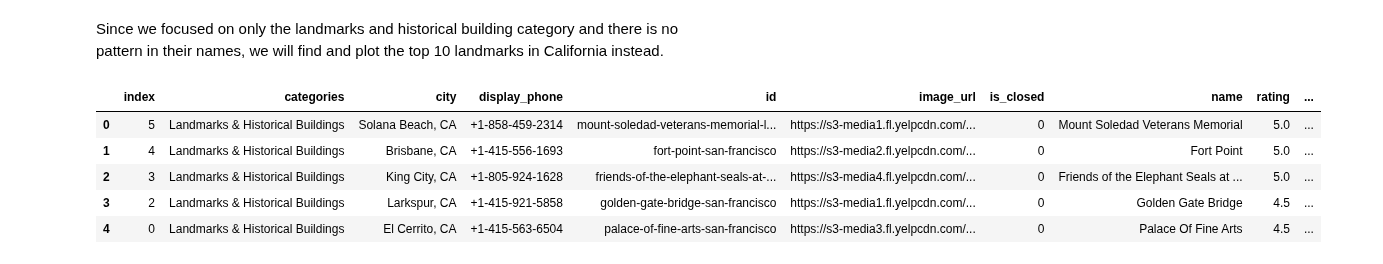
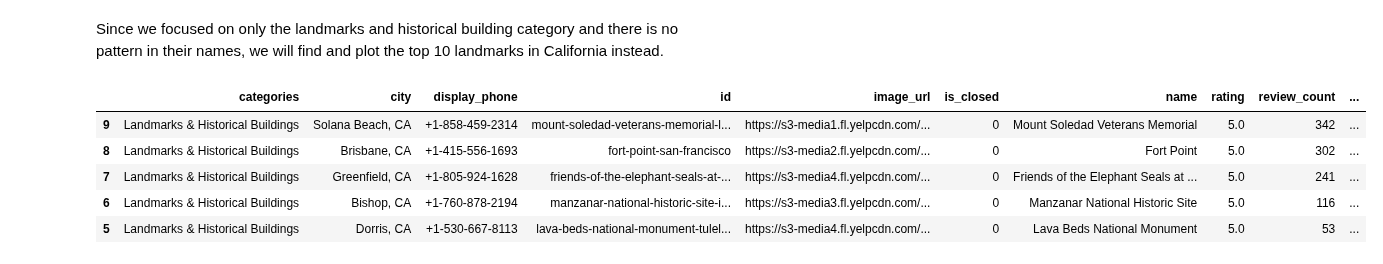
Before and after one commit to chloechen1995/STA-141B-Project, a Jupyter notebook: Part II_Query Database.ipynb, the cells around one changed output. Cells and saved outputs as stored; diff of their text form; code cells hidden in the pictures.

```diff
--- a/Part II_Query Database.ipynb
+++ b/Part II_Query Database.ipynb
@@ -225,0 +242,16 @@ We created a function to extract the top 3 restaurants by categories and then pl
+# %%
+for i in range(0,len(best_3)):
+    if best_3['rating'][i] == 5.0:
+        top = temp.iloc[[best_3['level_1'][i]]]
+        df_best3 = pd.concat([top,df_best3],ignore_index = True)
+        df_best3 = df_best3.drop_duplicates(['name'])
+    if len(df_best3) == 3:
+        break
+if len(df_best3) < 3:
+    for i in range(0,len(best_3)):
+        if best_3['rating'][i] == 4.5:
+            top = temp.iloc[[best_3['level_1'][i]]]
+            df_best3 = pd.concat([top,df_best3],ignore_index = True)
+            df_best3 = df_best3.drop_duplicates(['name'])
+            if len(df_best3) == 3:
+                break
@@ -402,7 +440,7 @@ def find_pattern(kind, df):
     return frame
 
 hotel_group = pd.DataFrame()
-kinds = [u'hotel', u'motel', u'inn', u'suites', u'lodge', u'resort', u'villas']
+kinds = [u'hotel', u'motel', u'inn', u'suites', u'lodge', u'resort']
 for i in range(0, len(kinds)):
     group = find_pattern(kinds[i], df_limit_hotels)
     group['type'] = kinds[i]
@@ -475,15 +513,13 @@ def find_best_10(data, df):
                     top = df.iloc[[data['level_1'][i]]]
                     df_best_10 = pd.concat([top,df_best_10],ignore_index = True)
                     df_best_10 = df_best_10.drop_duplicates(['name'])
-                    if len(df_best10) == 10:
+                    if len(df_best_10) == 10:
                         break
-                else:
-                    break
     return df_best_10
 
 def best10(df):
     """dataframe of the top 10 landmarks"""
-    best_10 = df.groupby('rating')['review_count'].nlargest(10).reset_index()
+    best_10 = df.groupby('rating')['review_count'].nlargest(20).reset_index()
     best_10 = pd.DataFrame(best_10)
     df_best_10 = find_best_10(best_10, df)
     df_best_10 = df_best_10.iloc[::-1]
@@ -511,10 +527,13 @@ df_best_10 = df_best_10.iloc[::-1]
+# %%
+df_best_10 = best10(df_limit_landmarks)
+# %%
+df_best_10.head()
+# %% [output]
+|  | categories | city | display_phone | id | image_url | is_closed | name | rating | review_count | ... |
+| 9 | Landmarks & Historical Buildings | Solana Beach, CA | +1-858-459-2314 | mount-soledad-veterans-memorial-l... | https://s3-media1.fl.yelpcdn.com/... | 0 | Mount Soledad Veterans Memorial | 5.0 | 342 | ... |
+| 8 | Landmarks & Historical Buildings | Brisbane, CA | +1-415-556-1693 | fort-point-san-francisco | https://s3-media2.fl.yelpcdn.com/... | 0 | Fort Point | 5.0 | 302 | ... |
+| 7 | Landmarks & Historical Buildings | Greenfield, CA | +1-805-924-1628 | friends-of-the-elephant-seals-at-... | https://s3-media4.fl.yelpcdn.com/... | 0 | Friends of the Elephant Seals at ... | 5.0 | 241 | ... |
+| 6 | Landmarks & Historical Buildings | Bishop, CA | +1-760-878-2194 | manzanar-national-historic-site-i... | https://s3-media3.fl.yelpcdn.com/... | 0 | Manzanar National Historic Site | 5.0 | 116 | ... |
+| 5 | Landmarks & Historical Buildings | Dorris, CA | +1-530-667-8113 | lava-beds-national-monument-tulel... | https://s3-media4.fl.yelpcdn.com/... | 0 | Lava Beds National Monument | 5.0 | 53 | ... |
 # %%
 df_landmark_best_10 = df_best_10.reset_index()
-df_landmark_best_10
-# %% [output]
-|  | index | categories | city | display_phone | id | image_url | is_closed | name | rating | ... |
-| 0 | 5 | Landmarks & Historical Buildings | Solana Beach, CA | +1-858-459-2314 | mount-soledad-veterans-memorial-l... | https://s3-media1.fl.yelpcdn.com/... | 0 | Mount Soledad Veterans Memorial | 5.0 | ... |
-| 1 | 4 | Landmarks & Historical Buildings | Brisbane, CA | +1-415-556-1693 | fort-point-san-francisco | https://s3-media2.fl.yelpcdn.com/... | 0 | Fort Point | 5.0 | ... |
-| 2 | 3 | Landmarks & Historical Buildings | King City, CA | +1-805-924-1628 | friends-of-the-elephant-seals-at-... | https://s3-media4.fl.yelpcdn.com/... | 0 | Friends of the Elephant Seals at ... | 5.0 | ... |
-| 3 | 2 | Landmarks & Historical Buildings | Larkspur, CA | +1-415-921-5858 | golden-gate-bridge-san-francisco | https://s3-media1.fl.yelpcdn.com/... | 0 | Golden Gate Bridge | 4.5 | ... |
-| 4 | 0 | Landmarks & Historical Buildings | El Cerrito, CA | +1-415-563-6504 | palace-of-fine-arts-san-francisco | https://s3-media3.fl.yelpcdn.com/... | 0 | Palace Of Fine Arts | 4.5 | ... |
```
Also changed, not shown: parts of 14 cells of this notebook.
